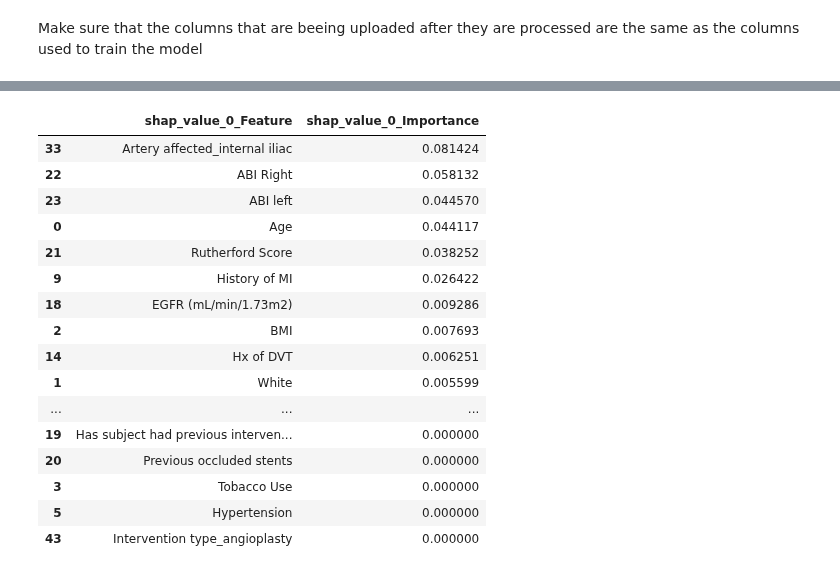
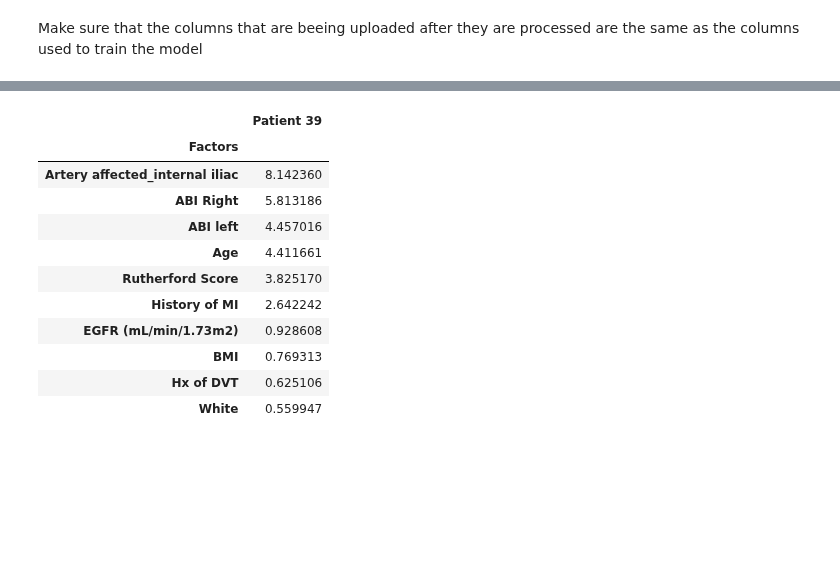
Before and after one commit to kstack21/CapstoneC2023, a Jupyter notebook: steps.ipynb, the cells around one changed output, grey strips where cells are left out. Cells and saved outputs as stored; diff of their text form; code cells hidden in the pictures; blank space fills up the shorter version.

```diff
--- a/steps.ipynb
+++ b/steps.ipynb
@@ -1566,6 +1597,9 @@ sheet_names = ['Baseline', 'TEG Values']  # Replace with your sheet names
 # Access each sheet's data using the sheet name as the key
 baseline_df = pd.read_excel(xls, sheet_names[0])
 tegValues_df = pd.read_excel(xls, sheet_names[1])
+
+baseline_id = list("Patient "+baseline_df["Record ID"].astype(str))
+tegValues_id = list("Patient "+tegValues_df["Record ID"].astype(str) +": "+tegValues_df["Visit Timepoint"].astype(str))
 # %% [markdown]
 Getting a new boundaries file because the last one was edited
 # %%
@@ -1726,4 +1693,44 @@ def iterate_importance(df, best_pipeline):
+# %%
+def iterate_importance(df, best_pipeline, ids):
+
+    df = df.copy()
+
+    columns_to_drop = ['Record ID','Events']
+
+    for column in columns_to_drop:
+        if column in df.columns:
+            df.drop(column, axis=1,inplace = True)
+
+    total_df = pd.DataFrame()
+
+    # Iterate through all rows in the DataFrame
+    for index, row in df.iterrows():
+        # Convert the row to a DataFrame with a single row
+        single_row_df = pd.DataFrame([row])
+
+        # Calculate shap_values for the current row
+        importance_df = feature_importance(best_pipeline, single_row_df)
+
+        # Set 'Feature' column as the index
+        importance_df.set_index('Feature', inplace=True)
+
+        # Multiply all values by 100
+        importance_df *= 100
+
+        # Add a new column to total_df with the corresponding index value from ids
+        total_df[ids[index]] = importance_df['Importance']
+
+    # Drop rows where all values are zeros
+    total_df = total_df.loc[(total_df != 0).any(axis=1)]
+
+    # Sort columns based on the highest average value
+    total_df = total_df.reindex(total_df.mean(axis=1).sort_values(ascending=False).index)
+
+    # Rename the index from 'Feature' to 'Factors'
+    total_df.rename_axis(index='Factors', inplace=True)
+
+    return total_df
 # %%
-baseline_shap_values_list = iterate_importance(patient_baseline_df, best_model_baseline)
+baseline_shap_values_list = iterate_importance(patient_baseline_df, best_model_baseline, baseline_id)
 baseline_shap_values_list
 # %% [output]
@@ -1731,30 +1738,25 @@ baseline_shap_values_list
 
 
 is_sparse is deprecated and will be removed in a future version. Check `isinstance(dtype, pd.SparseDtype)` instead.
 
 
 is_categorical_dtype is deprecated and will be removed in a future version. Use isinstance(dtype, CategoricalDtype) instead
 
 
 is_categorical_dtype is deprecated and will be removed in a future version. Use isinstance(dtype, CategoricalDtype) instead
 
 
 is_categorical_dtype is deprecated and will be removed in a future version. Use isinstance(dtype, CategoricalDtype) instead
-|  | shap_value_0_Feature | shap_value_0_Importance |
-| 33 | Artery affected_internal iliac | 0.081424 |
-| 22 | ABI Right | 0.058132 |
-| 23 | ABI left | 0.044570 |
-| 0 | Age | 0.044117 |
-| 21 | Rutherford Score | 0.038252 |
-| 9 | History of MI | 0.026422 |
-| 18 | EGFR (mL/min/1.73m2) | 0.009286 |
-| 2 | BMI | 0.007693 |
-| 14 | Hx of DVT | 0.006251 |
-| 1 | White | 0.005599 |
-| ... | ... | ... |
-| 19 | Has subject had previous interven... | 0.000000 |
-| 20 | Previous occluded stents | 0.000000 |
-| 3 | Tobacco Use | 0.000000 |
-| 5 | Hypertension | 0.000000 |
-| 43 | Intervention type_angioplasty | 0.000000 |
+|  | Patient 39 |
+| Factors |  |
+| Artery affected_internal iliac | 8.142360 |
+| ABI Right | 5.813186 |
+| ABI left | 4.457016 |
+| Age | 4.411661 |
+| Rutherford Score | 3.825170 |
+| History of MI | 2.642242 |
+| EGFR (mL/min/1.73m2) | 0.928608 |
+| BMI | 0.769313 |
+| Hx of DVT | 0.625106 |
+| White | 0.559947 |
 # %%
```
Also changed, not shown: parts of 42 cells of this notebook, 2 other files.
